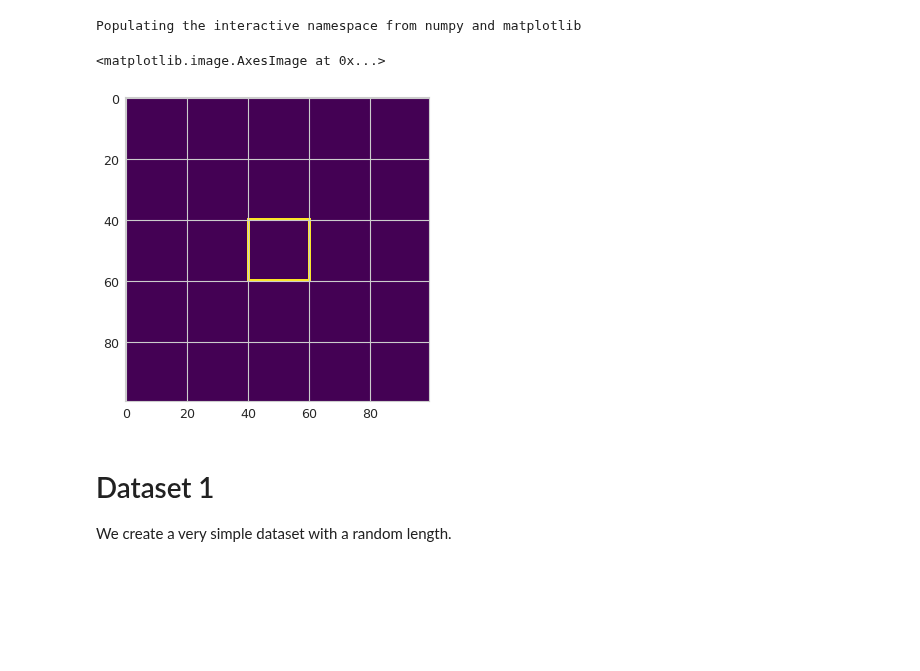
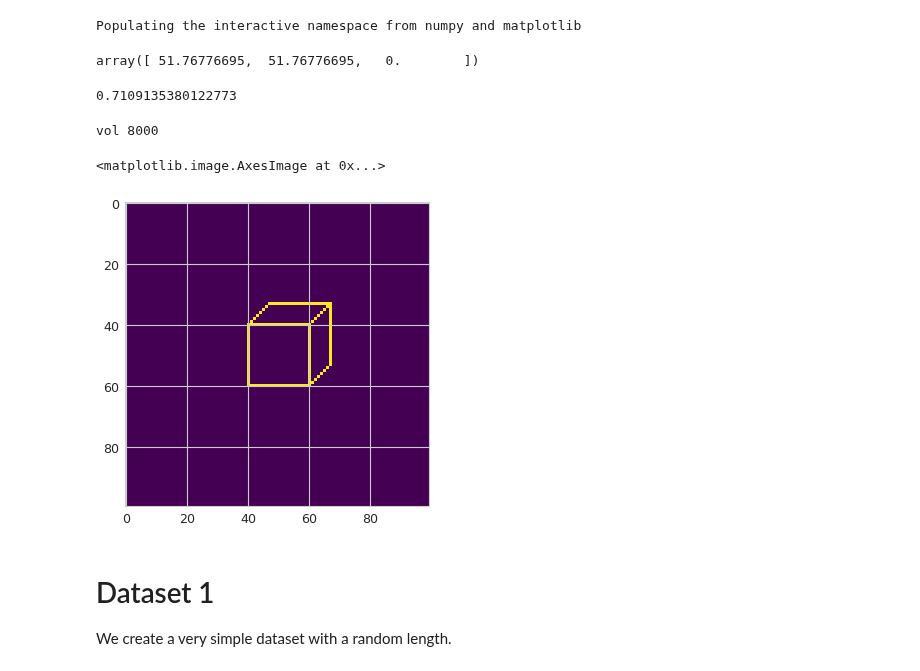
Before and after one commit to Rhoana/perception, a Jupyter notebook: IPY/Figure1_Volume_Datasets.ipynb, the cells around one changed output. Saved outputs shown, nothing was run; the diff lists cells and outputs as text; code cells hidden in the pictures; blank space fills up the shorter version.

```diff
--- a/IPY/Figure1_Volume_Datasets.ipynb
+++ b/IPY/Figure1_Volume_Datasets.ipynb
@@ -21,0 +35,8 @@ import skimage.draw
+# %%
+obliqueProjection([50,50,5])
+# %% [output]
+array([ 51.76776695,  51.76776695,   0.        ])
+# %%
+np.cos(0.78)
+# %% [output]
+0.7109135380122773
@@ -22,38 +122,67 @@ import skimage.draw
+# %%
+
+def obliqueProjection( point ):
+    angle = -45.
+    alpha = (np.pi / 180.0) * angle;
+
+    P = [[1, 0, (1/2.)*np.sin(alpha)],
+         [0, 1, (1/2.)*np.cos(alpha)],
+         [0, 0, 0]]
+
+    ss = np.dot(P, point);
+
+    return [int(np.round(ss[0])), int(np.round(ss[1]))]
 # %%
 img = np.zeros((100,100), dtype=np.bool)
 
 
 center = (50,50)
-front_x_length = 20
-front_y_length = 20
-depth = 20
+x_depth = 20
+y_depth = 20
+z_depth = 20
 
-front_bottom_left = (center[0]+front_y_length/2, center[1]-front_x_length/2)
-front_bottom_right = (center[0]+front_y_length/2, center[1]+front_x_length/2)
+front_bottom_left = (center[0]+y_depth/2, center[1]-x_depth/2)
+front_bottom_right = (center[0]+y_depth/2, center[1]+x_depth/2)
 rr, cc = skimage.draw.line(front_bottom_left[0], front_bottom_left[1], front_bottom_right[0], front_bottom_right[1])
 img[rr,cc] = 1
 
-front_top_left = (center[0]-front_y_length/2, center[1]-front_x_length/2)
-front_top_right = (center[0]-front_y_length/2, center[1]+front_x_length/2)
+front_top_left = (center[0]-y_depth/2, center[1]-x_depth/2)
+front_top_right = (center[0]-y_depth/2, center[1]+x_depth/2)
 rr, cc = skimage.draw.line(front_top_left[0], front_top_left[1], front_top_right[0], front_top_right[1])
 img[rr,cc] = 1
 
 rr, cc = skimage.draw.line(front_top_left[0], front_top_left[1], front_bottom_left[0], front_bottom_left[1])
 img[rr,cc] = 1
 
 rr, cc = skimage.draw.line(front_top_right[0], front_top_right[1], front_bottom_right[0], front_bottom_right[1])
 img[rr,cc] = 1
 
-back_bottom_right = 0
+back_bottom_right = obliqueProjection([front_bottom_right[0], front_bottom_right[1], z_depth])
+back_top_right = (back_bottom_right[0]-y_depth, back_bottom_right[1])
+back_top_left = (back_top_right[0], back_top_right[1]-x_depth)
 
+rr, cc = skimage.draw.line(front_bottom_right[0], front_bottom_right[1], back_bottom_right[0], back_bottom_right[1])
+img[rr,cc] = 1
 
+rr, cc = skimage.draw.line(back_bottom_right[0], back_bottom_right[1], back_top_right[0], back_top_right[1])
+img[rr,cc] = 1
 
+rr, cc = skimage.draw.line(back_top_right[0], back_top_right[1], back_top_left[0], back_top_left[1])
+img[rr,cc] = 1
 
+rr, cc = skimage.draw.line(back_top_left[0], back_top_left[1], front_top_left[0], front_top_left[1])
+img[rr,cc] = 1
+
+rr, cc = skimage.draw.line(back_top_right[0], back_top_right[1], front_top_right[0], front_top_right[1])
+img[rr,cc] = 1
+
+print 'vol', x_depth*y_depth*z_depth
 
 imshow(img)
 # %% [output]
-<matplotlib.image.AxesImage at 0x...>
+vol 8000
+<matplotlib.image.AxesImage at 0x...>
-[figure, old version]
+[figure, new version]
 # %% [markdown]
 # Dataset 1
 
```
Also changed, not shown: parts of 2 cells of this notebook, 9 other files.
